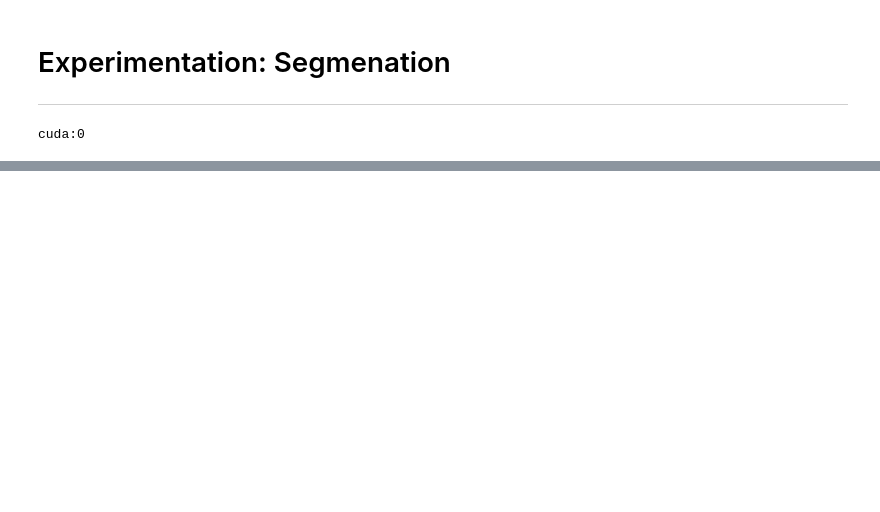
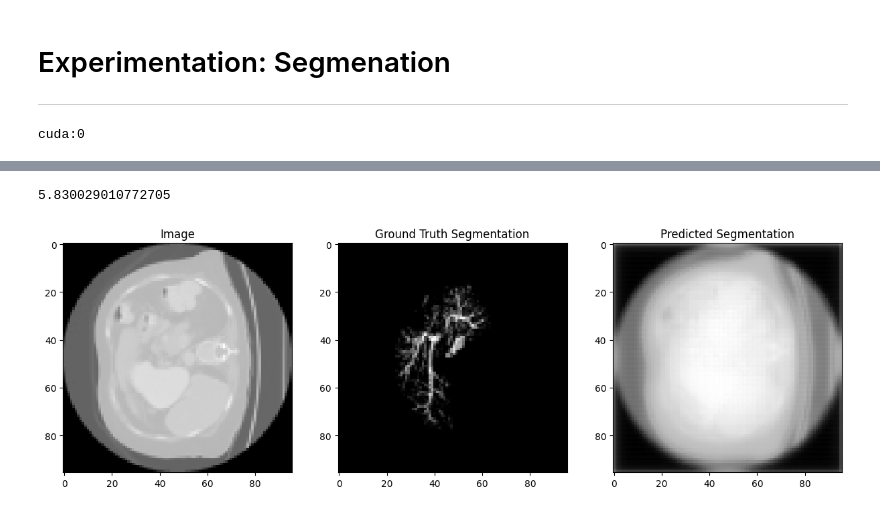
Before and after one commit to LucianoDeben/5ARIP10-ITP-T3G3, a Jupyter notebook: notebooks/segmentation_v2.ipynb, the cells around one changed output, grey strips where cells are left out. Drawn from its saved outputs; the diff is of its cells as text; code cells hidden in the pictures; blank space fills up the shorter version.

```diff
--- a/notebooks/segmentation_v2.ipynb
+++ b/notebooks/segmentation_v2.ipynb
@@ -63,6 +68,6 @@ plt.imshow(mip, cmap='gray')
 # %%
 # Create a Swin-UNet model
-model = SwinUNETR(img_size=(64, 64, 64), in_channels=1, out_channels=5, use_v2 = True, spatial_dims=3)
+model = SwinUNETR(img_size=(96, 96, 32), in_channels=1, out_channels=2, use_v2 = True, spatial_dims=3, normalize=True)
 # %%
 wandb.login()
 
@@ -140,50 +176,63 @@ torch.save(model.state_dict(), "../models/swin_unetr.pth")
+# %%
+loss_function = torch.nn.MSELoss()
 # %%
 
 # TODO: Saving a CT volume tensor to image format (DICOM / NIFTI)
+#loss_function = torch.nn.BCEWithLogitsLoss(pos_weight=torch.tensor(10000))
+
 
 # Load the model
-model.load_state_dict(torch.load("../models/swin_unetr.pth"))
+#model.load_state_dict(torch.load("../models/arteries-2.pth"))
 
 # Set the model to evaluation mode
 model.eval()
 
 # Sample a batch of data from the test dataloader to make predictions
-batch = next(iter(val_loader))
+batch = next(iter(train_loader))
 
 # Extract the image and segmentation from the batch
-image, seg = batch["image"].to(device), batch["seg"].to(device)
+image, seg = batch["image"].to(device), batch["seg"].to(device).squeeze()
 
 # Make predictions on the image
-output = model(image)
+output = model(image).squeeze()
+
+print(loss_function(output,seg).item())
+
+#MIP
+#output,_ =torch.max(output, dim = -1)
+seg,_ = torch.max(seg, dim = -1)
 
 # Get the predicted segmentation class for each pixel
 pred_seg = output
 
 
 # Visualize the image, ground truth segmentation, and predicted segmentation
 import matplotlib.pyplot as plt
 import numpy as np
 
 slice_idx = 16
 
-pred_seg = torch.argmax(pred_seg, dim=1).unsqueeze(1)
+
 
 # Convert the image, ground truth segmentation, and predicted segmentation to NumPy arrays
 image = image.cpu().detach().numpy()
 seg = seg.cpu().detach().numpy()
 pred_seg = pred_seg.cpu().detach().numpy()
 
 # Get the first image, ground truth segmentation, and predicted segmentation from the batch
 image = image[0, 0, :, :, slice_idx]
-seg = seg[0, 0, :, :, slice_idx]
-pred_seg = pred_seg[0, 0, :, :, slice_idx]
+pred_seg = pred_seg[:,:,slice_idx]
+
 
 # Plot the image, ground truth segmentation, and predicted segmentation
 fig, axes = plt.subplots(1, 3, figsize=(15, 5))
 axes[0].imshow(image, cmap="gray")
 axes[0].set_title("Image")
 axes[1].imshow(seg, cmap="gray")
 axes[1].set_title("Ground Truth Segmentation")
-axes[2].imshow(pred_seg, cmap="tab10")
+axes[2].imshow(pred_seg, cmap="gray")
 axes[2].set_title("Predicted Segmentation")
 plt.show()
+# %% [output]
+5.830029010772705
+[figure, added]
```
Also changed, not shown: parts of 7 cells of this notebook, 1 other file.
